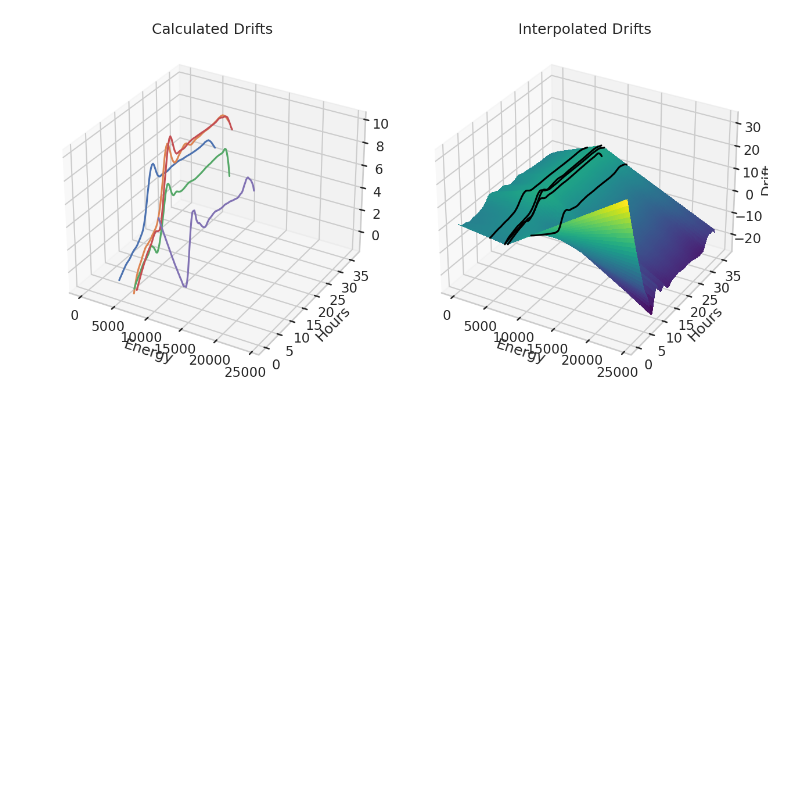
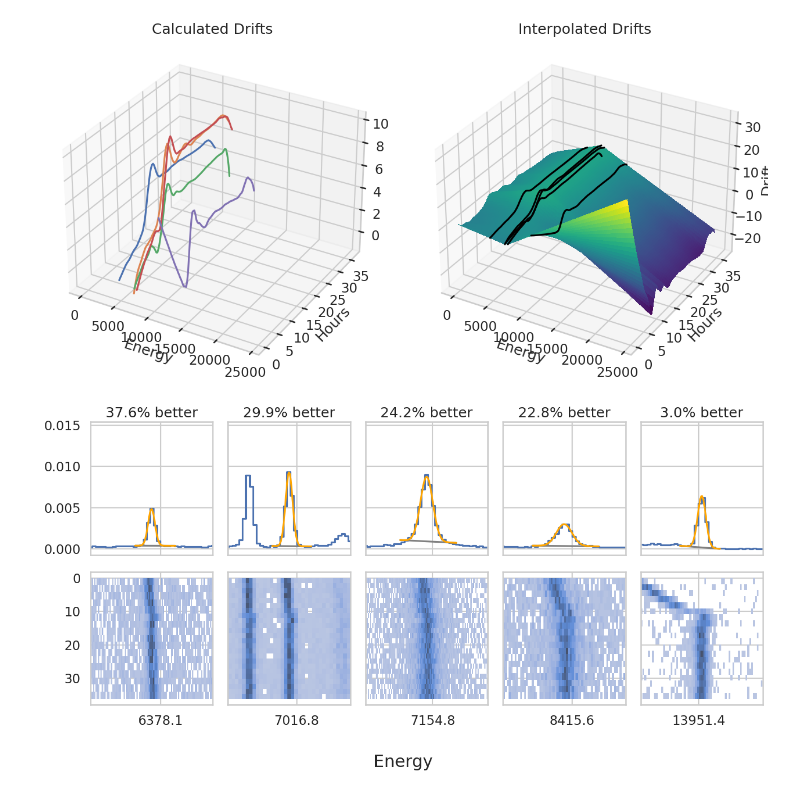
Before and after one commit to wstevick/Smoothing, a Jupyter notebook: Wes_slideplots.ipynb, the cells around one changed output. Drawn from its saved outputs; the diff is of its cells as text; code cells hidden in the pictures; blank space fills up the shorter version.

```diff
--- a/Wes_slideplots.ipynb
+++ b/Wes_slideplots.ipynb
@@ -168,7 +168,7 @@ drift = model.predict(times1) - start_energy
 adjusted_values = values1 - drift
 ahist, abins = normal_binify(adjusted_values)
 fit_left = peak_left - drift.max()
-fit_right = peak_right + drift.min()
+fit_right = peak_right - drift.min()
 in_adjusted_peak_mask = (fit_left < abins) & (abins < fit_right)
 newpeak, _ = curve_fit(
     linear_guass,
@@ -236,7 +234,7 @@ for (ax0, ax1), (colid, peak) in zip(axes.T, most_prominent[::2].iterrows()):
     adjusted_values = values1 - drift
     ahist, abins = normal_binify(adjusted_values)
     fit_left = peak_left - drift.max()
-    fit_right = peak_right + drift.min()
+    fit_right = peak_right - drift.min()
     in_adjusted_peak_mask = (fit_left < abins) & (abins < fit_right)
     newpeak, _ = curve_fit(
         linear_guass,
@@ -355,7 +353,7 @@ for (ax0, ax1), (colid, peak) in zip(axes.T, most_prominent[1::2].iterrows()):
     in_peak_mask = (peak_left < values1) & (values1 < peak_right)
     drift = all_drift[in_peak_mask]
     fit_left = peak_left - drift.max()
-    fit_right = peak_right + drift.min()
+    fit_right = peak_right - drift.min()
     in_adjusted_peak_mask = (fit_left < abins) & (abins < fit_right)
     newpeak, _ = curve_fit(
         linear_guass,
@@ -368,30 +366,32 @@ for (ax0, ax1), (colid, peak) in zip(axes.T, most_prominent[1::2].iterrows()):
         ),
     )
     newpeak = pd.Series(newpeak, index=["center", "height", "std", "offset", "slope"])
     window_left_post = newpeak["center"] - 50
     window_right_post = newpeak["center"] + 50
     peak_post_display_window = (window_left_post < adjusted_values) & (
         adjusted_values < window_right_post
     )
     ax0.step(abins, ahist, where="mid")
     plotpeak(newpeak, ax=ax0, bound=(fit_left, fit_right))
     sns.histplot(
         x=adjusted_values[peak_post_display_window],
         y=times1[peak_post_display_window] / 60 / 60,
         ax=ax1,
     )
 
     ax1.invert_yaxis()
     ax0.set_xlim(window_left_post, window_right_post)
     ax0.set_xticks([peak["center"]])
     if colid == 0:
         ax1.set_ylabel("Hours")
         ax0.set_ylabel("Event Density")
 
     old_snr = peak["center"] / peak["std"]
     new_snr = newpeak["center"] / newpeak["std"]
     ax0.set_title(f"{new_snr / old_snr * 100 - 100:.1f}% better")
 
 fig.supxlabel("Energy")
 fig.set_size_inches(13.32, 6.81)
 fig.tight_layout()
+# %% [output]
+[figure, added]
```
Also changed, not shown: parts of 2 cells of this notebook.
